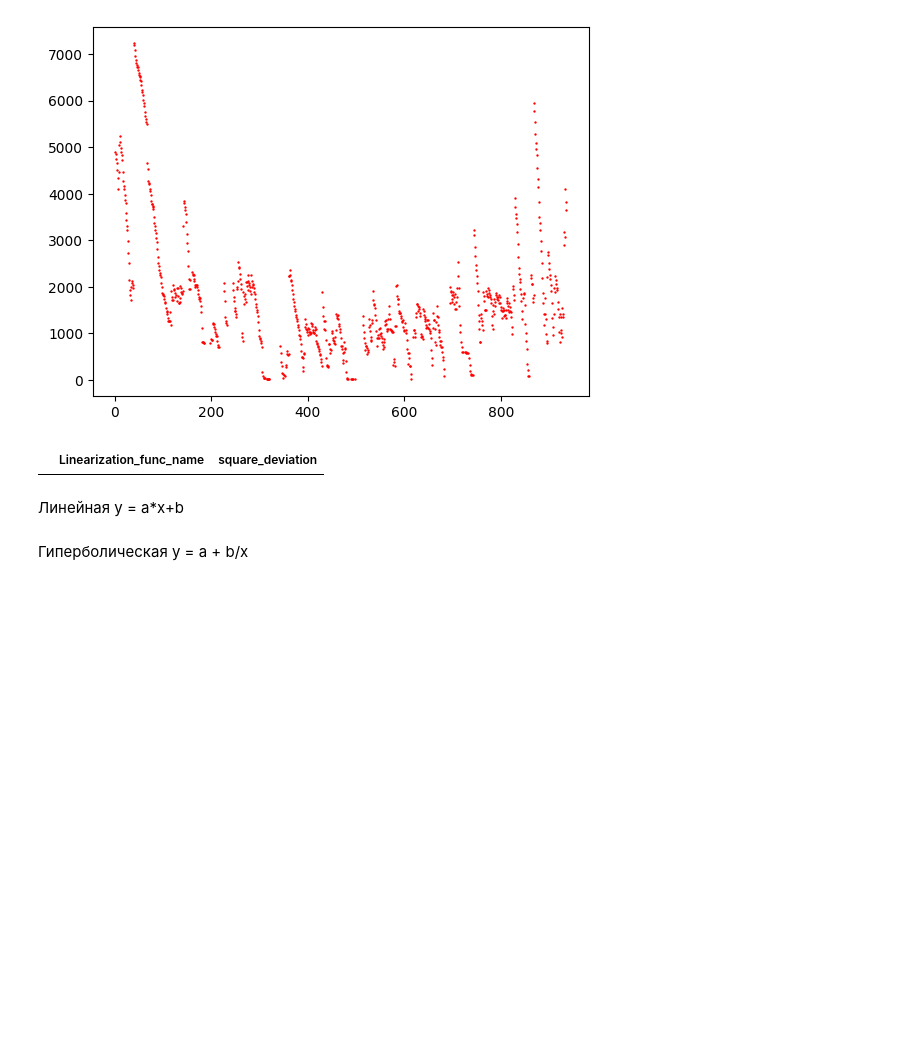
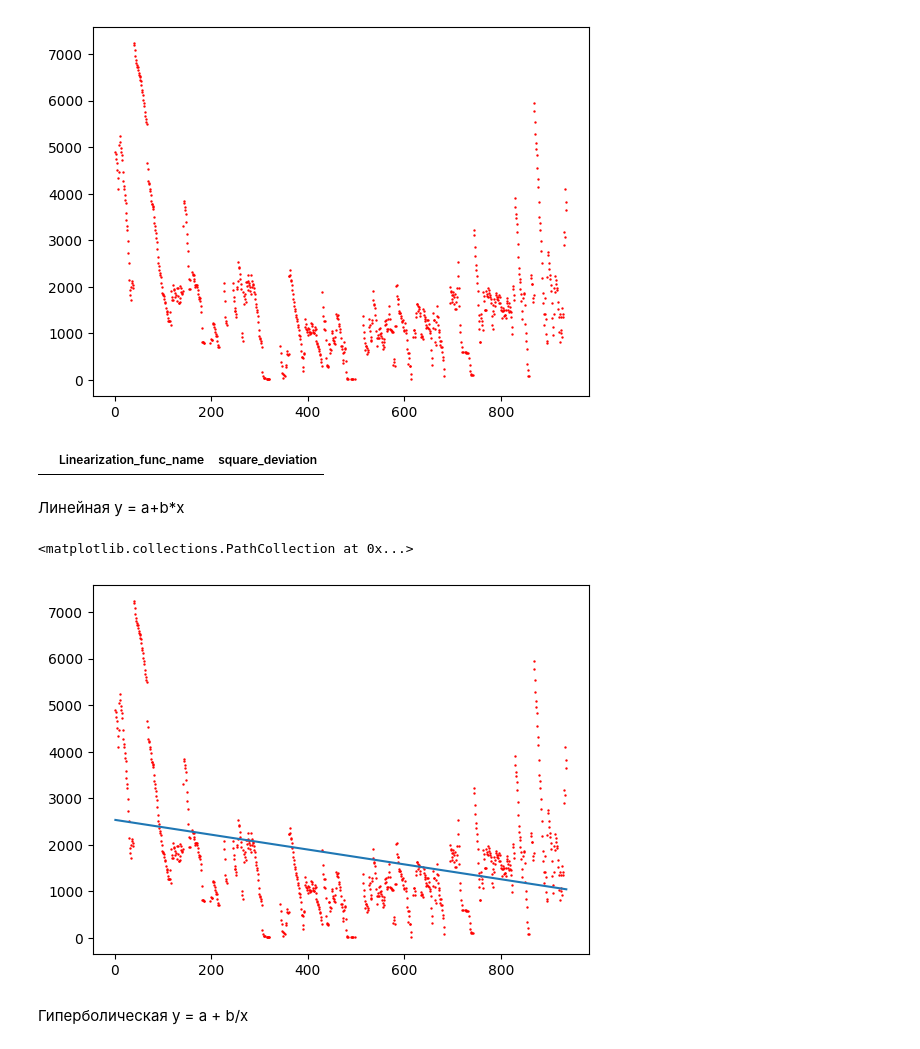
Before and after one commit to CepbluKot/info_processing_labs, a Jupyter notebook: lab3/main_lr3_handmade.ipynb, the cells around one changed output. Saved outputs shown, nothing was run; the diff lists cells and outputs as text; code cells hidden in the pictures; blank space fills up the shorter version.

```diff
--- a/lab3/main_lr3_handmade.ipynb
+++ b/lab3/main_lr3_handmade.ipynb
@@ -82,7 +81,7 @@ linearization_funcs_data
 # %% [output]
 |  | Linearization_func_name | square_deviation |
 # %% [markdown]
-Линейная y = a*x+b
+Линейная y = a+b*x
 # %%
 def graph(x_vals, y_vals):
     def y_transform_to_g(y):
@@ -95,35 +94,40 @@ def graph(x_vals, y_vals):
     for x in x_vals:
         t.append(x_transform_to_t(x))
 
     g = []
     for y in y_vals:
         g.append(y_transform_to_g(y))  # <- note now we're calling the function 'formula' with x
 
 
     c,d = coefficients_calculation(t, g)
 
     c_to_a = c
     d_to_b = d
 
 
     def y_final_formula(x):
-        return c_to_a *x + d_to_b
+        return c_to_a  + d_to_b * x
 
     final_y = []
     for x in x_vals:
         final_y.append(y_final_formula(x))
 
 
     square_dev = calculate_square_deviation(list(y_vals), final_y)
 
     new_data = {'Linearization_func_name': 'Линейная', 'square_deviation': square_dev}
     linearization_funcs_data.loc[len(linearization_funcs_data)] = new_data
 
     plt.plot(x_vals, final_y)
 
+    return x_vals, final_y
 
-graph(x_price, y_price)
+
+x_linear, y_linear = graph(x_price, y_price)
 plt.scatter(x_price, y_price, s=0.5, color='red')
+# %% [output]
+<matplotlib.collections.PathCollection at 0x...>
+[figure, added]
 # %% [markdown]
 Гиперболическая y = a + b/x
 # %% [markdown]
```
Also changed, not shown: parts of 8 cells of this notebook.
